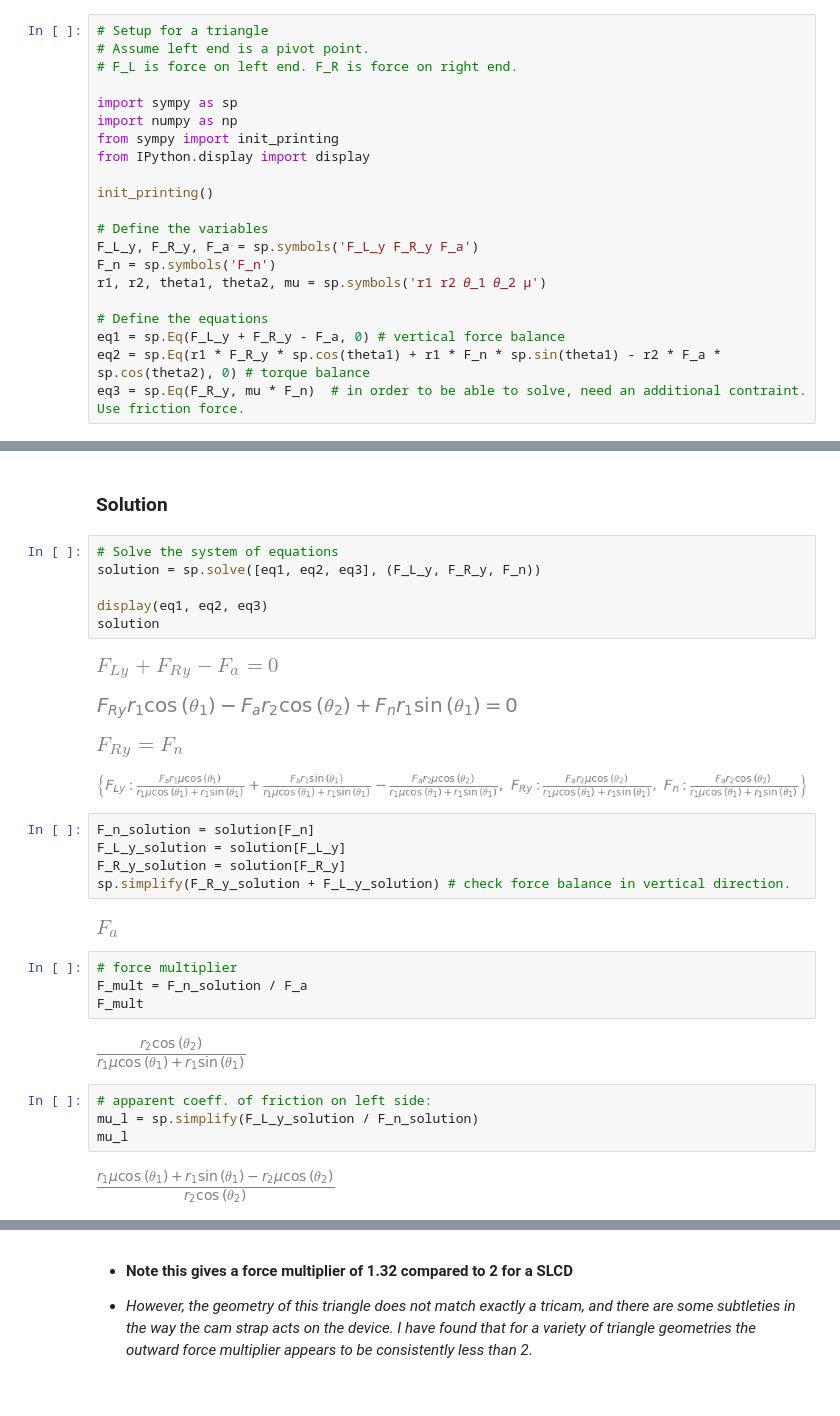
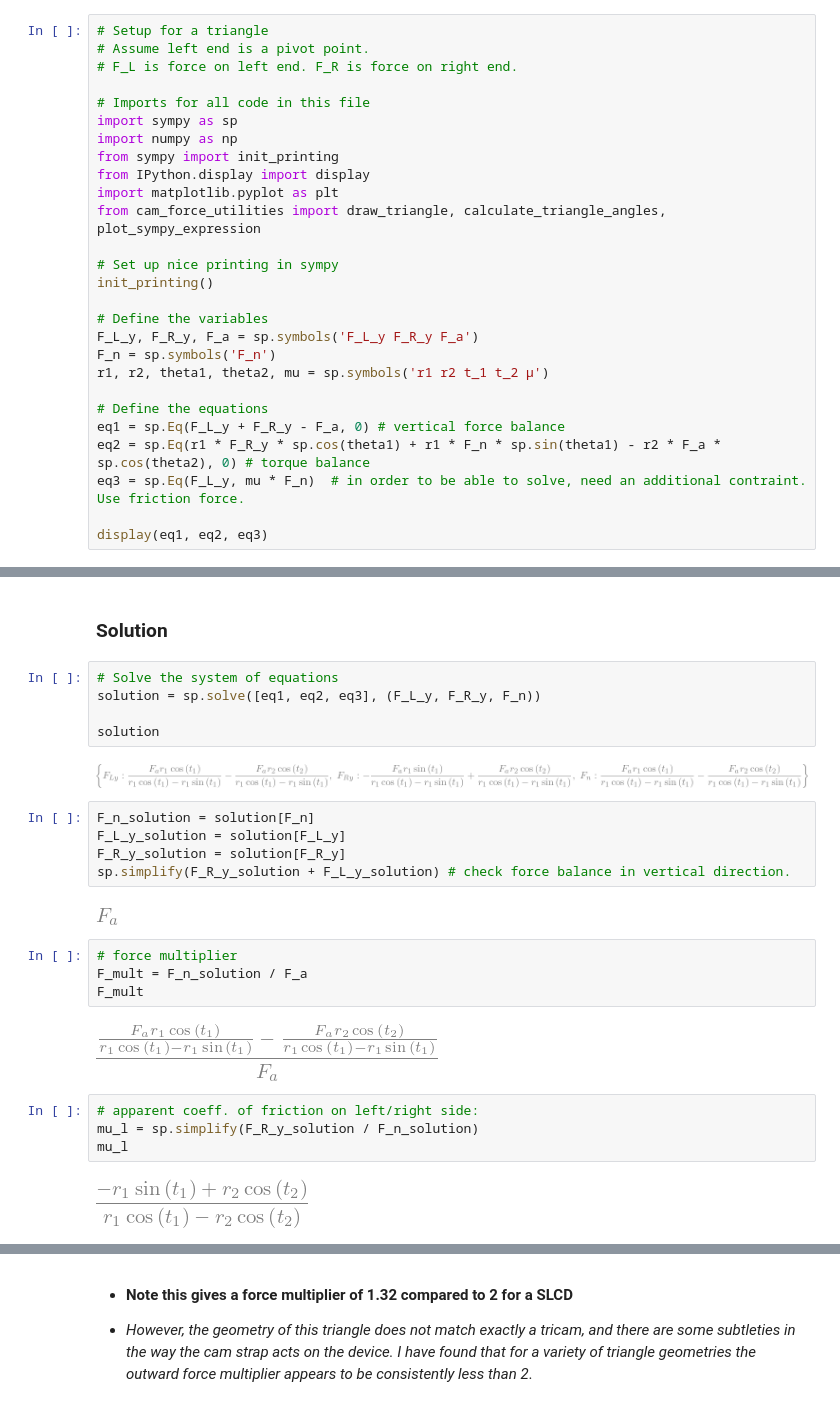
Before and after one commit to aaronksolomon/Cam-Forces, a Jupyter notebook: triangular_cam_forces.ipynb, the cells around one changed output, grey strips where cells are left out. Saved outputs shown, nothing was run; the diff lists cells and outputs as text.

```diff
--- a/triangular_cam_forces.ipynb
+++ b/triangular_cam_forces.ipynb
@@ -27,19 +27,25 @@ This simplified model is sufficient to generate some data points that can be tes
 # Assume left end is a pivot point.
 # F_L is force on left end. F_R is force on right end.
 
+# Imports for all code in this file
 import sympy as sp
 import numpy as np
 from sympy import init_printing
 from IPython.display import display
+import matplotlib.pyplot as plt
+from cam_force_utilities import draw_triangle, calculate_triangle_angles, plot_sympy_expression
 
+# Set up nice printing in sympy
 init_printing()
 
 # Define the variables
 F_L_y, F_R_y, F_a = sp.symbols('F_L_y F_R_y F_a')
 F_n = sp.symbols('F_n')
-r1, r2, theta1, theta2, mu = sp.symbols('r1 r2 𝜃_1 𝜃_2 µ')
+r1, r2, theta1, theta2, mu = sp.symbols('r1 r2 t_1 t_2 µ')
 
 # Define the equations
 eq1 = sp.Eq(F_L_y + F_R_y - F_a, 0) # vertical force balance
 eq2 = sp.Eq(r1 * F_R_y * sp.cos(theta1) + r1 * F_n * sp.sin(theta1) - r2 * F_a * sp.cos(theta2), 0) # torque balance
-eq3 = sp.Eq(F_R_y, mu * F_n)  # in order to be able to solve, need an additional contraint. Use friction force.
+eq3 = sp.Eq(F_L_y, mu * F_n)  # in order to be able to solve, need an additional contraint. Use friction force.
+
+display(eq1, eq2, eq3)
@@ -49,13 +59,9 @@ eq3 = sp.Eq(F_R_y, mu * F_n)  # in order to be able to solve, need an additional
 # Solve the system of equations
 solution = sp.solve([eq1, eq2, eq3], (F_L_y, F_R_y, F_n))
 
-display(eq1, eq2, eq3)
 solution
 # %% [output]
-[figure, old version]
+[figure, new version]
-[figure, removed]
-[figure, removed]
-[figure, removed]
 # %%
 F_n_solution = solution[F_n]
 F_L_y_solution = solution[F_L_y]
@@ -68,13 +74,13 @@ sp.simplify(F_R_y_solution + F_L_y_solution) # check force balance in vertical d
 F_mult = F_n_solution / F_a
 F_mult
 # %% [output]
-[figure, old version]
+[figure, new version]
 # %%
-# apparent coeff. of friction on left side:
-mu_l = sp.simplify(F_L_y_solution / F_n_solution)
+# apparent coeff. of friction on left/right side:
+mu_l = sp.simplify(F_R_y_solution / F_n_solution)
 mu_l
 # %% [output]
-[figure, old version]
+[figure, new version]
 # %% [markdown]
 ### Test particular values for $\theta_1, \theta_2, r_1, r_2, \mu$
 
```
Also changed, not shown: parts of 26 cells of this notebook, 26 other files.
